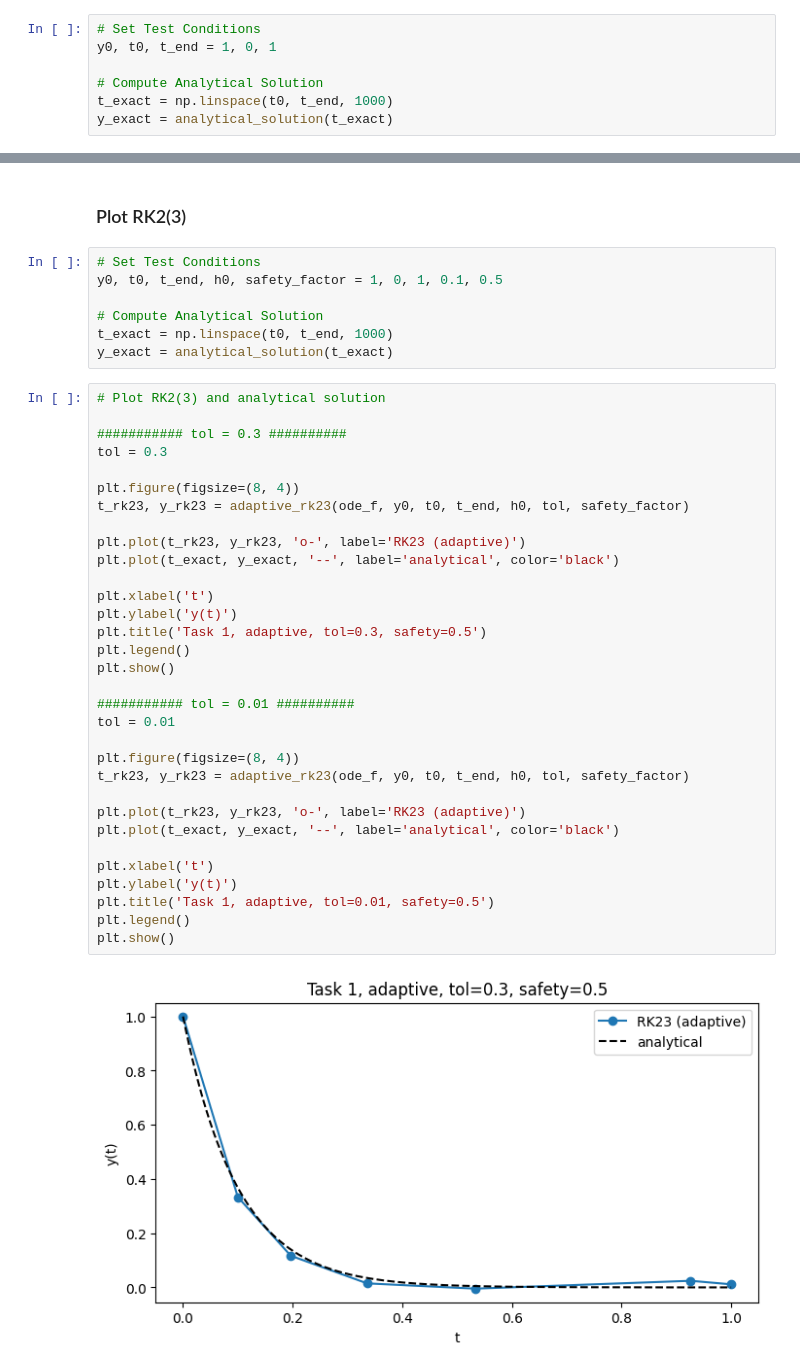
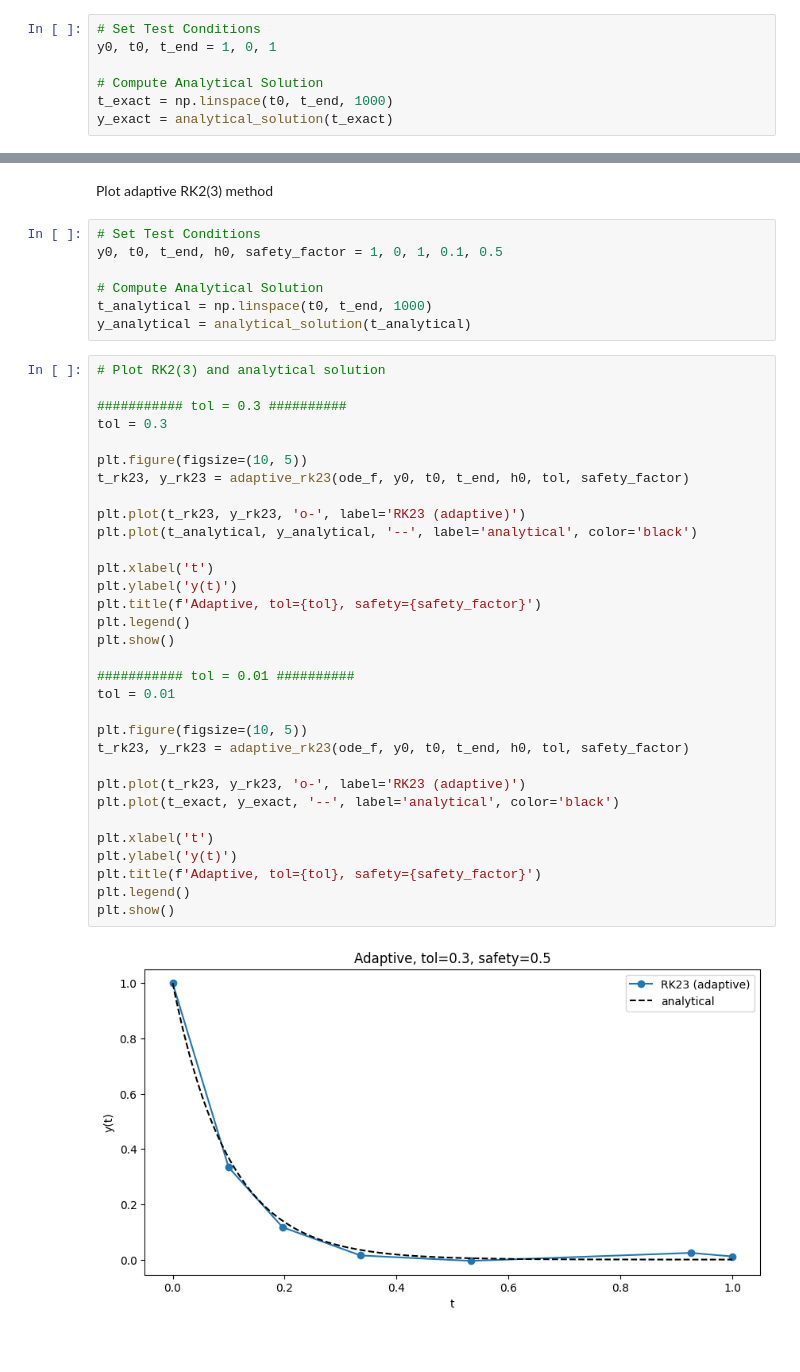
Before and after one commit to AnhTungLe04/NumericalMathematics, a Jupyter notebook: OnestepMethodForSolvingODE/onestep_ode.ipynb, the cells around one changed output, grey strips where cells are left out. Cells and saved outputs as stored; diff of their text form; blank space fills up the shorter version.

```diff
--- a/OnestepMethodForSolvingODE/onestep_ode.ipynb
+++ b/OnestepMethodForSolvingODE/onestep_ode.ipynb
@@ -189,43 +193,43 @@ plt.show()
 # %% [markdown]
-### Plot RK2(3)
+Plot adaptive RK2(3) method
 # %%
 # Set Test Conditions
 y0, t0, t_end, h0, safety_factor = 1, 0, 1, 0.1, 0.5
 
 # Compute Analytical Solution
-t_exact = np.linspace(t0, t_end, 1000)
-y_exact = analytical_solution(t_exact)
+t_analytical = np.linspace(t0, t_end, 1000)
+y_analytical = analytical_solution(t_analytical)
 # %%
 # Plot RK2(3) and analytical solution
 
 ########### tol = 0.3 ##########
 tol = 0.3
 
-plt.figure(figsize=(8, 4))
+plt.figure(figsize=(10, 5))
+t_rk23, y_rk23 = adaptive_rk23(ode_f, y0, t0, t_end, h0, tol, safety_factor)
+
+plt.plot(t_rk23, y_rk23, 'o-', label='RK23 (adaptive)')
+plt.plot(t_analytical, y_analytical, '--', label='analytical', color='black')
+
+plt.xlabel('t')
+plt.ylabel('y(t)')
+plt.title(f'Adaptive, tol={tol}, safety={safety_factor}')
+plt.legend()
+plt.show()
+
+########### tol = 0.01 ##########
+tol = 0.01
+
+plt.figure(figsize=(10, 5))
 t_rk23, y_rk23 = adaptive_rk23(ode_f, y0, t0, t_end, h0, tol, safety_factor)
 
 plt.plot(t_rk23, y_rk23, 'o-', label='RK23 (adaptive)')
 plt.plot(t_exact, y_exact, '--', label='analytical', color='black')
 
 plt.xlabel('t')
 plt.ylabel('y(t)')
-plt.title('Task 1, adaptive, tol=0.3, safety=0.5')
+plt.title(f'Adaptive, tol={tol}, safety={safety_factor}')
 plt.legend()
 plt.show()
-
-########### tol = 0.01 ##########
-tol = 0.01
-
-plt.figure(figsize=(8, 4))
-t_rk23, y_rk23 = adaptive_rk23(ode_f, y0, t0, t_end, h0, tol, safety_factor)
-
-plt.plot(t_rk23, y_rk23, 'o-', label='RK23 (adaptive)')
-plt.plot(t_exact, y_exact, '--', label='analytical', color='black')
-
-plt.xlabel('t')
-plt.ylabel('y(t)')
-plt.title('Task 1, adaptive, tol=0.01, safety=0.5')
-plt.legend()
-plt.show()
 # %% [output]
-[figure, old version]
+[figure, new version]
```
Also changed, not shown: parts of 41 cells of this notebook.
